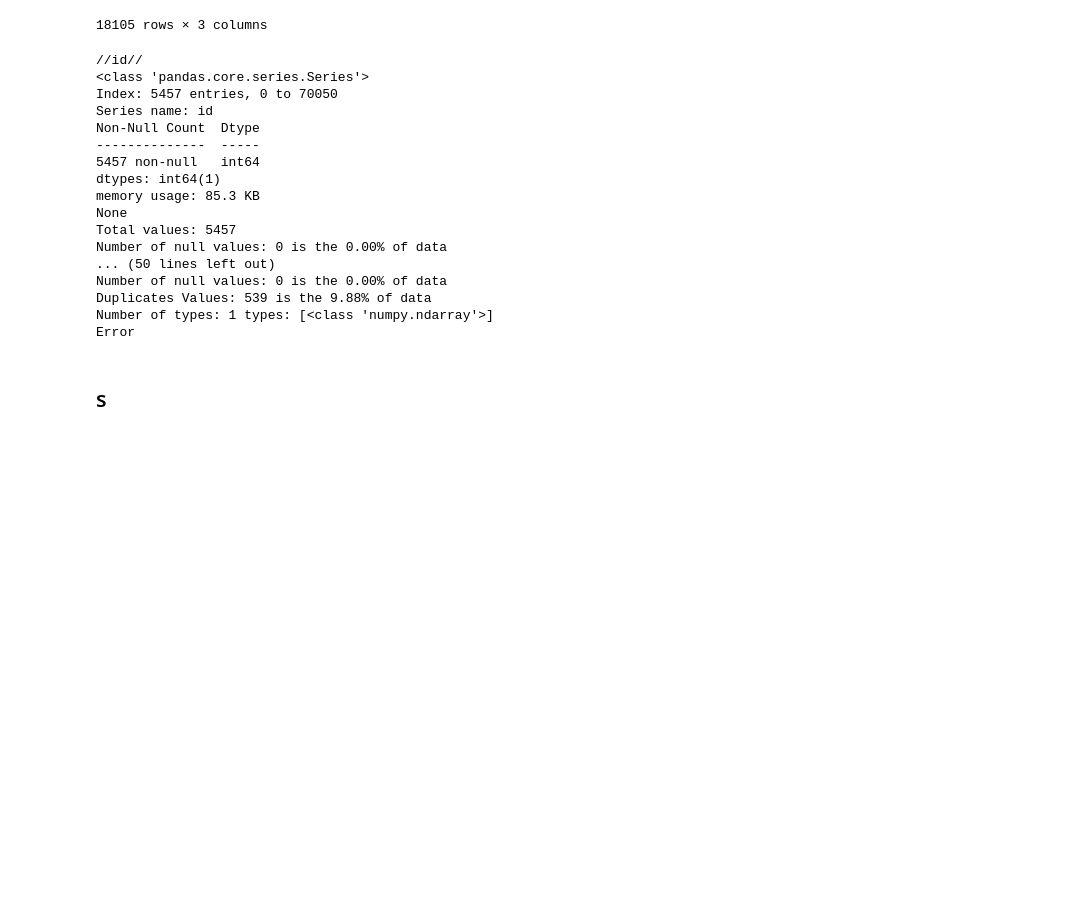
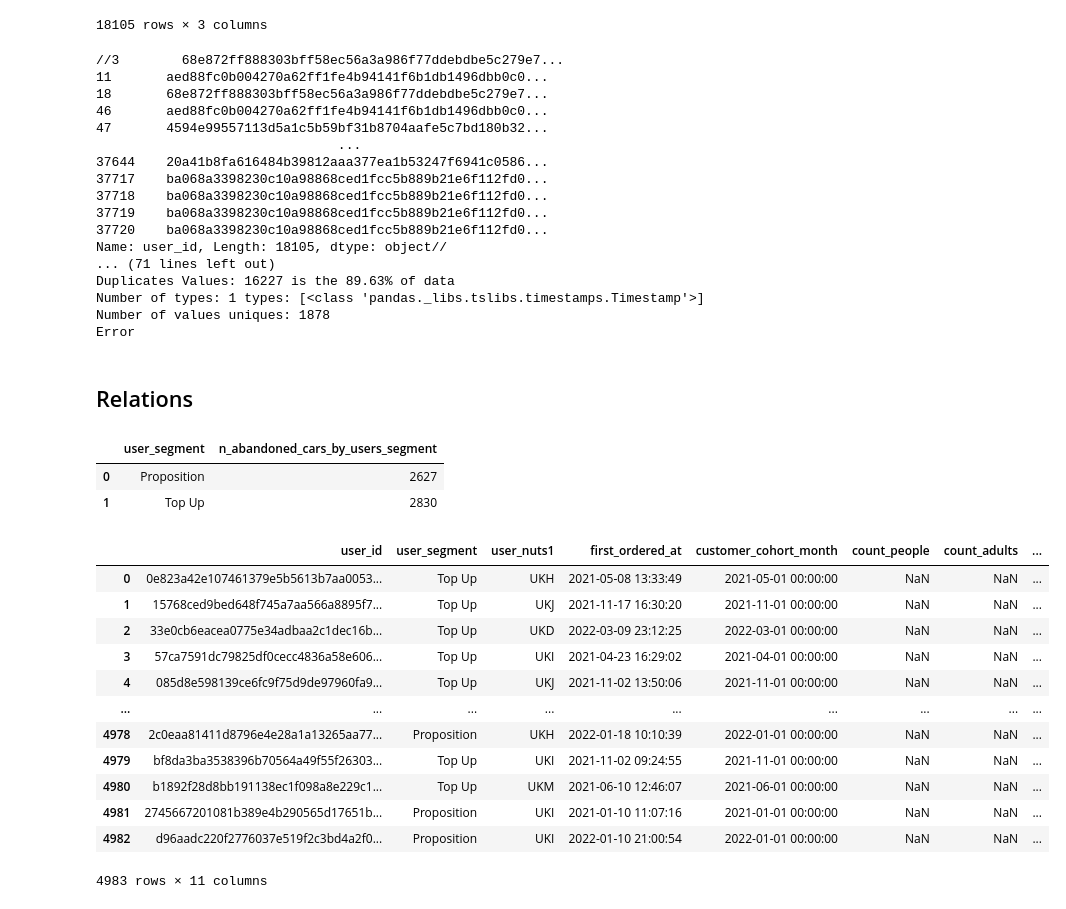
Before and after one commit to MaickMos/zrive-ds, a Jupyter notebook: src/module_2/EDA.ipynb, the cells around one changed output. Cells and saved outputs as stored; diff of their text form; code cells hidden in the pictures; blank space fills up the shorter version.

Commit message:
graphed and explored some relations between inventary and user

```diff
--- a/src/module_2/EDA.ipynb
+++ b/src/module_2/EDA.ipynb
@@ -400,35 +395,69 @@ regulars
 18105 rows × 3 columns
 # %%
 for column in regulars:
-    print(f"//{column}//")
     initial_checks_dataframe_column(regulars[column])
-    print("\n")
 # %% [output]
-//id//
-<class 'pandas.core.series.Series'>
-Index: 5457 entries, 0 to 70050
-Series name: id
-Non-Null Count  Dtype
---------------  -----
-5457 non-null   int64
-dtypes: int64(1)
-memory usage: 85.3 KB
-None
-Total values: 5457
-Number of null values: 0 is the 0.00% of data
-... (50 lines left out)
-Number of null values: 0 is the 0.00% of data
-Duplicates Values: 539 is the 9.88% of data
-Number of types: 1 types: [<class 'numpy.ndarray'>]
+//3        68e872ff888303bff58ec56a3a986f77ddebdbe5c279e7...
+11       aed88fc0b004270a62ff1fe4b94141f6b1db1496dbb0c0...
+18       68e872ff888303bff58ec56a3a986f77ddebdbe5c279e7...
+46       aed88fc0b004270a62ff1fe4b94141f6b1db1496dbb0c0...
+47       4594e99557113d5a1c5b59bf31b8704aafe5c7bd180b32...
+                               ...
+37644    20a41b8fa616484b39812aaa377ea1b53247f6941c0586...
+37717    ba068a3398230c10a98868ced1fcc5b889b21e6f112fd0...
+37718    ba068a3398230c10a98868ced1fcc5b889b21e6f112fd0...
+37719    ba068a3398230c10a98868ced1fcc5b889b21e6f112fd0...
+37720    ba068a3398230c10a98868ced1fcc5b889b21e6f112fd0...
+Name: user_id, Length: 18105, dtype: object//
+... (71 lines left out)
+Duplicates Values: 16227 is the 89.63% of data
+Number of types: 1 types: [<class 'pandas._libs.tslibs.timestamps.Timestamp'>]
+Number of values uniques: 1878
 Error
 # %% [markdown]
-## s
+## Relations
+# %%
+#Usuarios que abandonan compras: Se puede analizar qué segmentos (user_segment) tienen más carritos abandonados.
+
+#Primero, contar cuantos carritos abandonado por cliente hay
+n_abandoned_cars = (
+abandoned_carts.groupby("user_id")["id"]
+.nunique()
+.reset_index()
+.rename(columns={"id":"n_abandoned_cars"}))
+
+#ahora necesito relacionarlo con la tabla de usuarios para el tipo de usuario
+n_abandoned_cars_by_users_segment = (
+users.merge(n_abandoned_cars, on="user_id",how="inner")
+    .groupby("user_segment")["n_abandoned_cars"]
+    .sum()
+    .reset_index()
+    .rename(columns={"n_abandoned_cars":"n_abandoned_cars_by_users_segment"})
+)
+n_abandoned_cars_by_users_segment
+# %% [output]
+|  | user_segment | n_abandoned_cars_by_users_segment |
+| 0 | Proposition | 2627 |
+| 1 | Top Up | 2830 |
 # %%
-regulars = regulars
 n_regulars = (
 	regulars.groupby("user_id")["variant_id"]
     .nunique()
     .reset_index()
-    .rename(columns={"variant_id":"n_regulars"})
+    .rename(columns={"n_regulars":"n_regulars"})
 )
-user = users.merge
+users = users.merge(n_regulars, on="user_id",how="left").fillna({"n_regulars":0})
+# %% [output]
+|  | user_id | user_segment | user_nuts1 | first_ordered_at | customer_cohort_month | count_people | count_adults | ... |
+| 0 | 0e823a42e107461379e5b5613b7aa0053... | Top Up | UKH | 2021-05-08 13:33:49 | 2021-05-01 00:00:00 | NaN | NaN | ... |
+| 1 | 15768ced9bed648f745a7aa566a8895f7... | Top Up | UKJ | 2021-11-17 16:30:20 | 2021-11-01 00:00:00 | NaN | NaN | ... |
+| 2 | 33e0cb6eacea0775e34adbaa2c1dec16b... | Top Up | UKD | 2022-03-09 23:12:25 | 2022-03-01 00:00:00 | NaN | NaN | ... |
+| 3 | 57ca7591dc79825df0cecc4836a58e606... | Top Up | UKI | 2021-04-23 16:29:02 | 2021-04-01 00:00:00 | NaN | NaN | ... |
+| 4 | 085d8e598139ce6fc9f75d9de97960fa9... | Top Up | UKJ | 2021-11-02 13:50:06 | 2021-11-01 00:00:00 | NaN | NaN | ... |
+| ... | ... | ... | ... | ... | ... | ... | ... | ... |
+| 4978 | 2c0eaa81411d8796e4e28a1a13265aa77... | Proposition | UKH | 2022-01-18 10:10:39 | 2022-01-01 00:00:00 | NaN | NaN | ... |
+| 4979 | bf8da3ba3538396b70564a49f55f26303... | Top Up | UKI | 2021-11-02 09:24:55 | 2021-11-01 00:00:00 | NaN | NaN | ... |
+| 4980 | b1892f28d8bb191138ec1f098a8e229c1... | Top Up | UKM | 2021-06-10 12:46:07 | 2021-06-01 00:00:00 | NaN | NaN | ... |
+| 4981 | 2745667201081b389e4b290565d17651b... | Proposition | UKI | 2021-01-10 11:07:16 | 2021-01-01 00:00:00 | NaN | NaN | ... |
+| 4982 | d96aadc220f2776037e519f2c3bd4a2f0... | Proposition | UKI | 2022-01-10 21:00:54 | 2022-01-01 00:00:00 | NaN | NaN | ... |
+4983 rows × 11 columns
```
Also changed, not shown: parts of 9 cells of this notebook.
